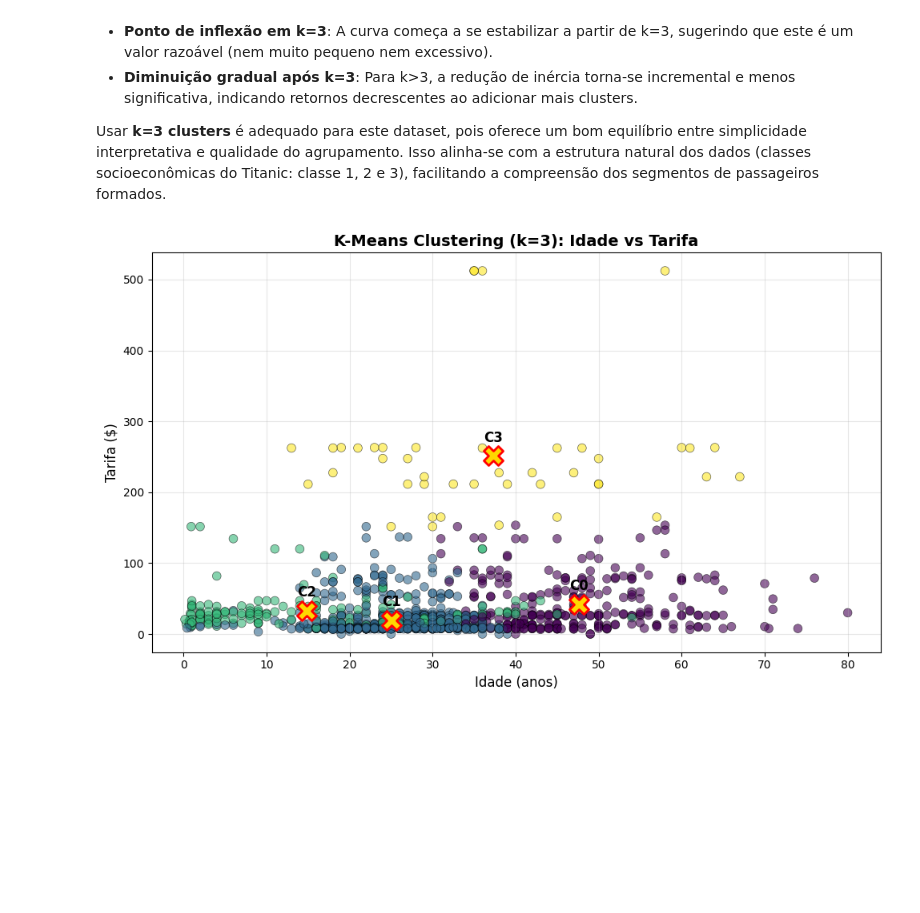
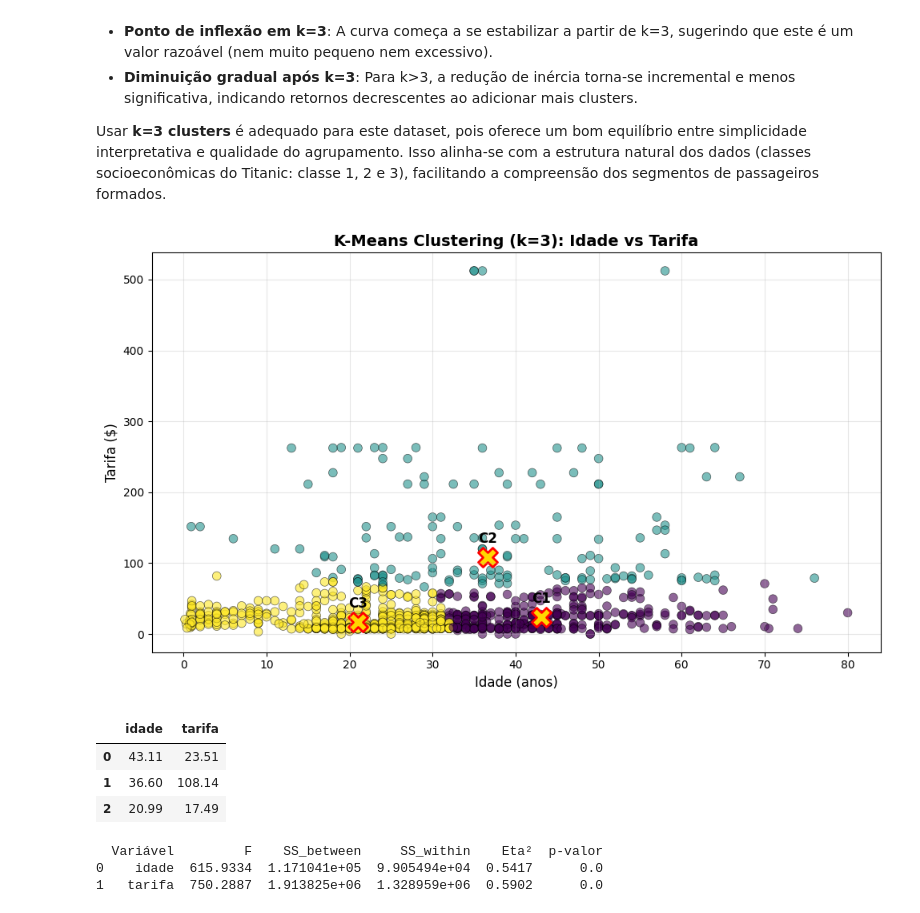
Before and after one commit to Fabiano01EST/Python-Aplication-Data-Base-Titanic, a Jupyter notebook: aplicação_pyhton.ipynb, the cells around one changed output. Drawn from its saved outputs; the diff is of its cells as text; code cells hidden in the pictures; blank space fills up the shorter version.

```diff
--- a/aplicação_pyhton.ipynb
+++ b/aplicação_pyhton.ipynb
@@ -407,7 +412,7 @@ K = range(1, 11)
 
 for k in K:
     km = KMeans(n_clusters=k, random_state=42)
-    km.fit(X_scaled_df)
+    km.fit(X_final)
     inertias.append(km.inertia_)
 
 plt.figure(figsize=(7,4))
@@ -429,45 +434,92 @@ plt.show()
 Usar **k=3 clusters** é adequado para este dataset, pois oferece um bom equilíbrio entre simplicidade interpretativa e qualidade do agrupamento. Isso alinha-se com a estrutura natural dos dados (classes socioeconômicas do Titanic: classe 1, 2 e 3), facilitando a compreensão dos segmentos de passageiros formados.
 # %%
 # ===== 4. Escolher k = 3 e preparar dados escalados =====
-cols = ['idade','tarifa', "irmaos/conjuges_a_bordo", "pais/filhos_a_bordo"]
+cols = ['idade','tarifa']
 X = dados_titanic1[cols]
 
 # Escalar os dados
-scaler = StandardScaler()
-X_scaled = scaler.fit_transform(X)
-X_scaled_df = pd.DataFrame(X_scaled, columns=cols, index=X.index)
-k = 4
+k = 3
 kmeans = KMeans(n_clusters=k, random_state=42, n_init=10)
-dados_titanic1["cluster"] = kmeans.fit_predict(X_scaled_df)
+dados_titanic1["cluster0"] = kmeans.fit_predict(X_final)
 
 # ===== 5. Converter centroides de volta para unidades originais =====
-X_scaled = scaler.fit_transform(X[cols])
 cluster_labels = scaler.inverse_transform(kmeans.cluster_centers_)
 
 # ===== 6. Gráfico dos clusters (idade vs tarifa) =====
 plt.figure(figsize=(10, 6))
 scatter = plt.scatter(dados_titanic1["idade"],
                       dados_titanic1["tarifa"],
-                      c=dados_titanic1["cluster"],
+                      c=dados_titanic1["cluster0"],
                       cmap='viridis',
                       s=60,
                       alpha=0.6,
                       edgecolors='black',
                       linewidth=0.5)
 # Adicionar centroides
 for i, c in enumerate(cluster_labels):
     plt.scatter(c[0], c[1], marker="X", s=300, edgecolor="red", linewidth=2, c='gold')
-    plt.text(c[0], c[1] + 20, f"C{i}", fontsize=12, fontweight='bold', ha='center')
+    plt.text(c[0], c[1] + 20, f"C{i+1}", fontsize=12, fontweight='bold', ha='center', color='black')
 
 plt.xlabel("Idade (anos)", fontsize=12)
 plt.ylabel("Tarifa ($)", fontsize=12)
 plt.title("K-Means Clustering (k=3): Idade vs Tarifa", fontsize=14, fontweight='bold')
 #plt.colorbar(scatter, label='Cluster')
 plt.grid(True, alpha=0.3)
 plt.tight_layout()
 plt.show()
+
+medias = pd.DataFrame(
+    cluster_labels,
+    columns=cols
+).round(2); medias
 # %% [output]
-[figure, old version]
+[figure, new version]
+|  | idade | tarifa |
+| 0 | 43.11 | 23.51 |
+| 1 | 36.60 | 108.14 |
+| 2 | 20.99 | 17.49 |
+# %%
+import numpy as np
+import pandas as pd
+from scipy.stats import f_oneway
+
+variaveis = ["idade", "tarifa"]
+resultados = []
+
+for col in variaveis:
+    grupos = [
+        dados_titanic1.loc[dados_titanic1["cluster0"] == cid, col].dropna()
+        for cid in sorted(dados_titanic1["cluster0"].unique())
+    ]
+
+    # ANOVA
+    F, p = f_oneway(*grupos)
+
+    # Média geral
+    grand_mean = dados_titanic1[col].mean()
+
+    # Soma de quadrados
+    ss_between = sum(len(g) * (g.mean() - grand_mean)**2 for g in grupos)
+    ss_within = sum(((g - g.mean())**2).sum() for g in grupos)
+
+    # Eta quadrado
+    eta_sq = ss_between / (ss_between + ss_within)
+
+    resultados.append({
+        "Variável": col,
+        "F": F,
+        "SS_between": ss_between,
+        "SS_within": ss_within,
+        "Eta²": eta_sq,
+        "p-valor": p
+    })
+
+df_resultados = pd.DataFrame(resultados)
+print(df_resultados.round(4))
+# %% [output]
+  Variável         F    SS_between     SS_within    Eta²  p-valor
+0    idade  615.9334  1.171041e+05  9.905494e+04  0.5417      0.0
+1   tarifa  750.2887  1.913825e+06  1.328959e+06  0.5902      0.0
 # %% [markdown]
 A análise de clustering revelou a formação de 4 grupos distintos de passageiros, cada um com características demográficas e econômicas bem definidas. Abaixo está a interpretação detalhada de cada cluster:
 
```
Also changed, not shown: parts of 10 cells of this notebook.
